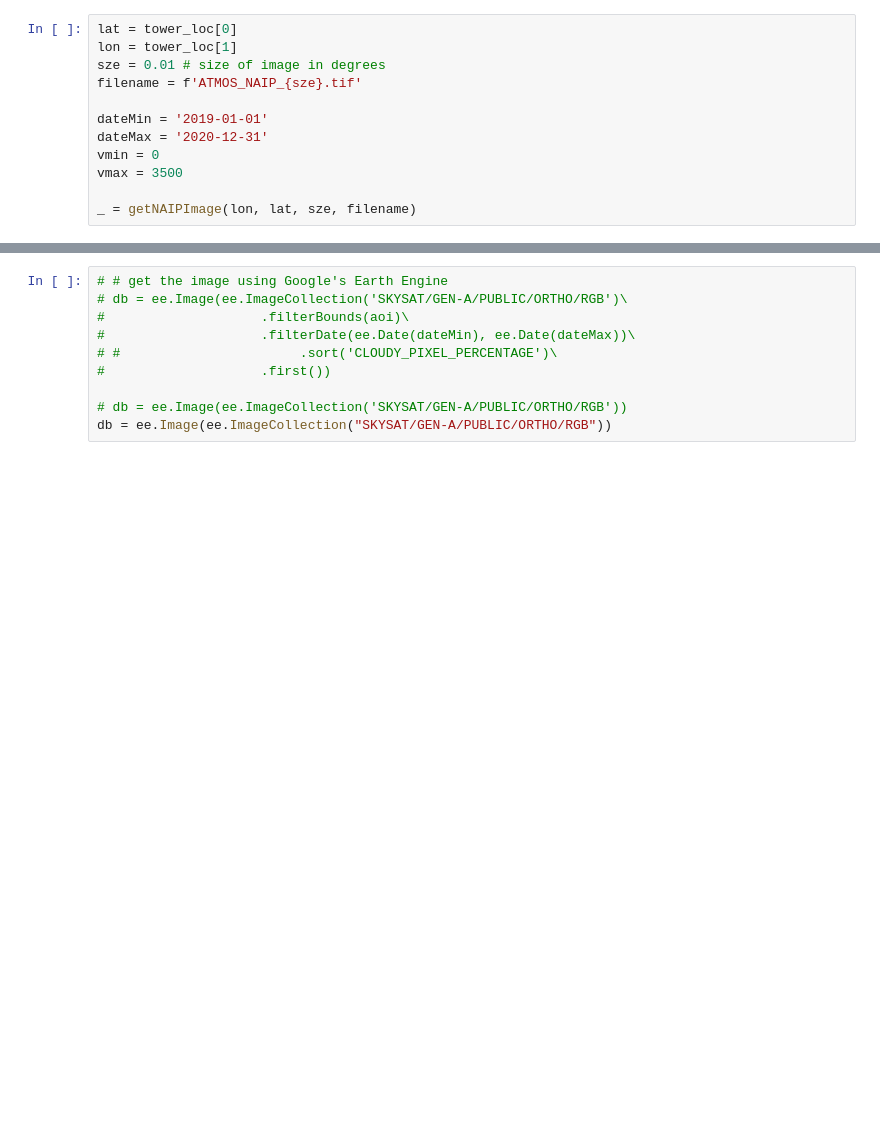
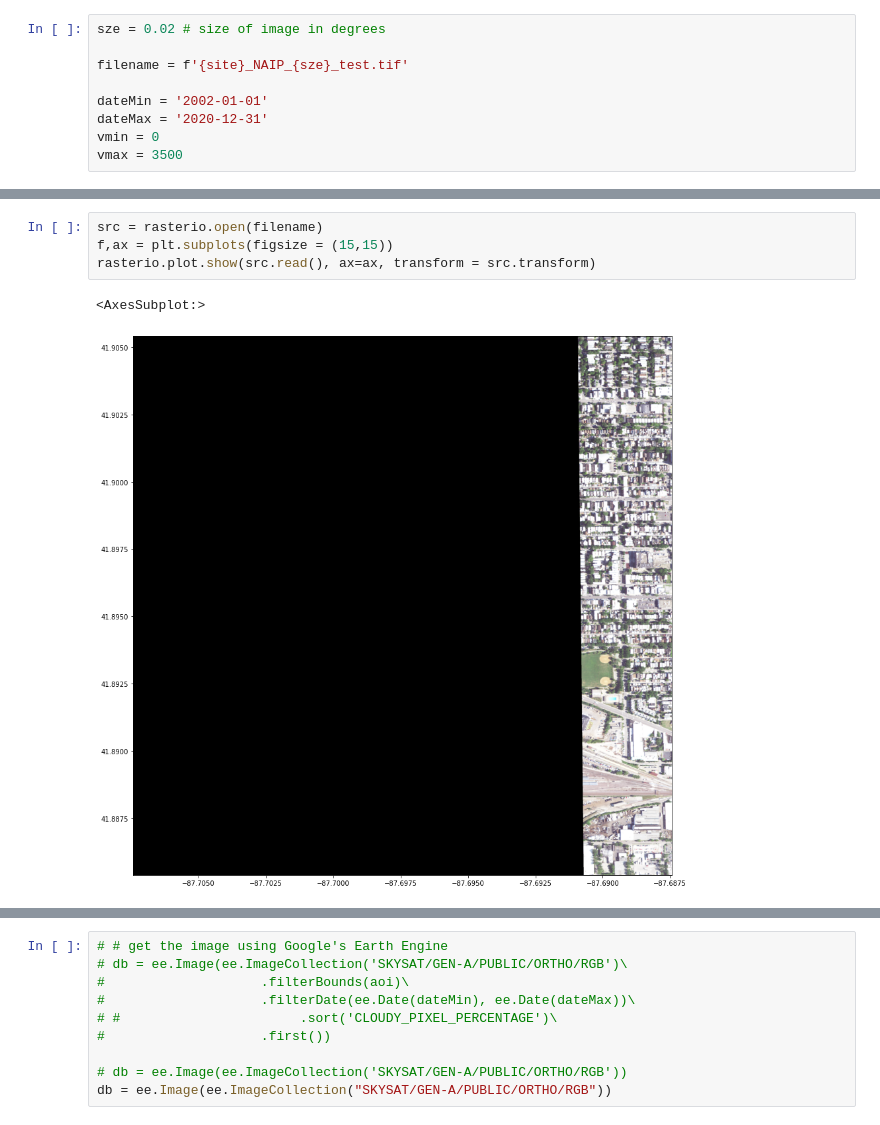
Before and after one commit to ottobriner/atmos-flux-data, a Jupyter notebook: ImageCollectionToFile.ipynb, the cells around one changed output, grey strips where cells are left out. Saved outputs shown, nothing was run; the diff lists cells and outputs as text; blank space fills up the shorter version.

Commit message:
image

```diff
--- a/ImageCollectionToFile.ipynb
+++ b/ImageCollectionToFile.ipynb
@@ -24,12 +34,9 @@ meters_per_lon = (np.pi/180) * r_earth * np.cos(tower_loc[0]*np.pi/180)
 # %%
-lat = tower_loc[0]
-lon = tower_loc[1]
-sze = 0.01 # size of image in degrees
-filename = f'ATMOS_NAIP_{sze}.tif'
+sze = 0.02 # size of image in degrees
 
-dateMin = '2019-01-01'
+filename = f'{site}_NAIP_{sze}_test.tif'
+
+dateMin = '2002-01-01'
 dateMax = '2020-12-31'
 vmin = 0
 vmax = 3500
-
-_ = getNAIPImage(lon, lat, sze, filename)
@@ -39,3 +48,10 @@ Creating 3-band GeoTIFF image ...
+# %%
+src = rasterio.open(filename)
+f,ax = plt.subplots(figsize = (15,15))
+rasterio.plot.show(src.read(), ax=ax, transform = src.transform)
+# %% [output]
+<AxesSubplot:>
+[figure, added]
 # %%
 # define the area of interest, using the Earth Engines geometry object
 coords = [
```
Also changed, not shown: parts of 10 cells of this notebook.
